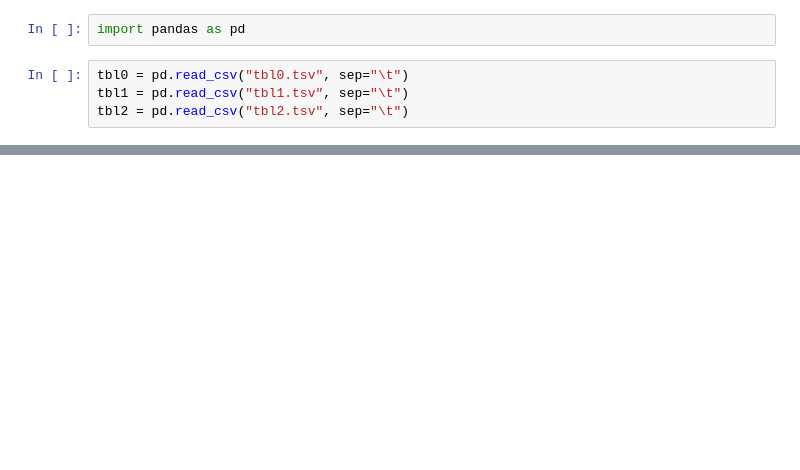
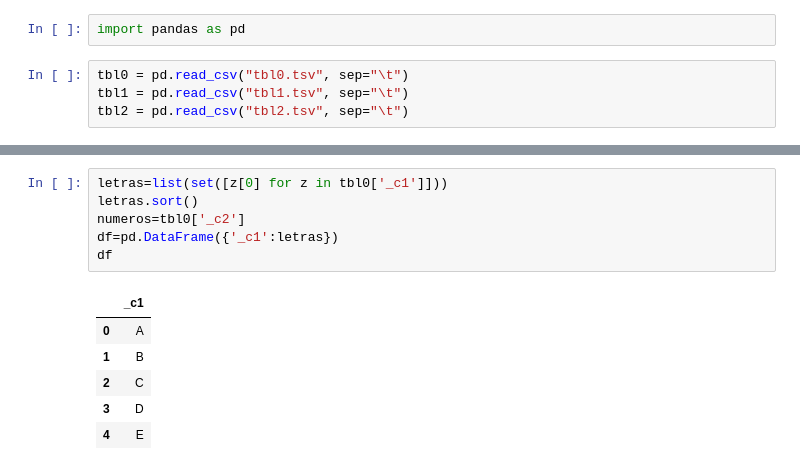
Before and after one commit to ciencia-de-los-datos/programacion-usando-pandas-Dimorenoa, a Jupyter notebook: Lab2 Pandas.ipynb, the cells around one changed output, grey strips where cells are left out. Cells and saved outputs as stored; diff of their text form; blank space fills up the shorter version.

```diff
--- a/Lab2 Pandas.ipynb
+++ b/Lab2 Pandas.ipynb
@@ -33,0 +406,13 @@ def pregunta_01():
+# %%
+letras=list(set([z[0] for z in tbl0['_c1']]))
+letras.sort()
+numeros=tbl0['_c2']
+df=pd.DataFrame({'_c1':letras})
+df
+# %% [output]
+|  | _c1 |
+| 0 | A |
+| 1 | B |
+| 2 | C |
+| 3 | D |
+| 4 | E |
```
Also changed, not shown: parts of 35 cells of this notebook, 1 other file.
